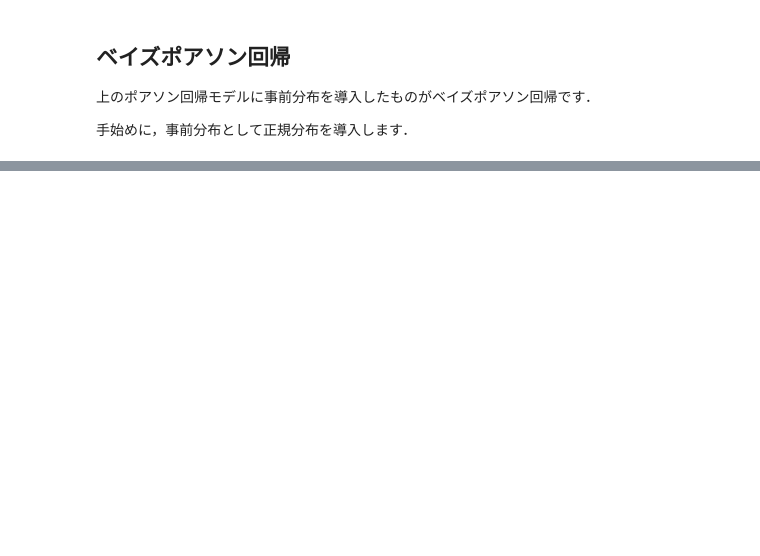
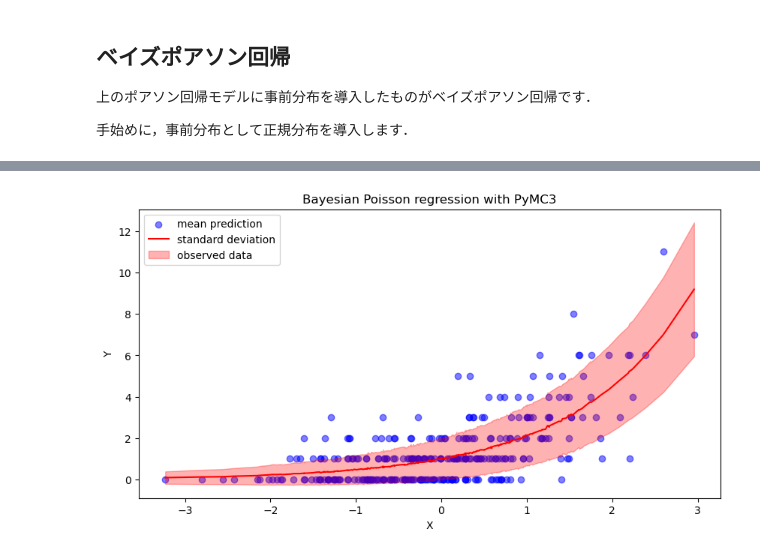
Before and after one commit to LABO-M/Gaussian_process, a Jupyter notebook: Gaussian_Process_Poisson.ipynb, the cells around one changed output, grey strips where cells are left out. Saved outputs shown, nothing was run; the diff lists cells and outputs as text; code cells hidden in the pictures; blank space fills up the shorter version.

```diff
--- a/Gaussian_Process_Poisson.ipynb
+++ b/Gaussian_Process_Poisson.ipynb
@@ -149,0 +233,21 @@ beta     1.0
+# %%
+import pymc3 as pm
+
+# モデルの定義
+model = pm.Model()
+with model:
+    # 事前分布を正規分布とする
+    beta = pm.Normal('beta', mu=0, sd=1, shape=n_features)
+
+    # 線形の結合
+    mu = pm.math.dot(X, beta)
+
+    # ポアソン分布のパラメータ（平均）を指定
+    lam = pm.math.exp(mu)
+
+    # ポアソン分布に従う観測データY
+    Y_obs = pm.Poisson('Y_obs', mu=lam, observed=Y)
+
+# モデルの学習
+with model:
+    trace = pm.sample(2000, tune=1000, cores=1)  # 2000はサンプリング回数, 1000はチューニングステップ数, coresは使用するCPUコア数
@@ -149,0 +262,22 @@ beta     1.0
+# %%
+with model:
+    ppc = pm.sample_posterior_predictive(trace, var_names=['Y_obs'])
+
+ppc_Y_mean = np.mean(ppc['Y_obs'], axis=0)
+ppc_Y_std = np.std(ppc['Y_obs'], axis=0)
+
+plt.figure(figsize=(10, 5))
+plt.scatter(X, Y, color='blue', alpha=0.5)
+plt.plot(X[np.argsort(X[:, 0])], ppc_Y_mean[np.argsort(X[:, 0])], color='red')
+plt.fill_between(
+    X.flatten()[np.argsort(X[:, 0])],
+    ppc_Y_mean[np.argsort(X[:, 0])] - ppc_Y_std[np.argsort(X[:, 0])],
+    ppc_Y_mean[np.argsort(X[:, 0])] + ppc_Y_std[np.argsort(X[:, 0])],
+    color='red', alpha=0.3
+)
+plt.xlabel('X')
+plt.ylabel('Y')
+plt.title('Bayesian Poisson regression with PyMC3')
+plt.legend(['mean prediction', 'standard deviation', 'observed data'])
+plt.show()
+# %% [output]
@@ -149,0 +285 @@ beta     1.0
+[figure, added]
```
Also changed, not shown: parts of 34 cells of this notebook, 2 other files.
